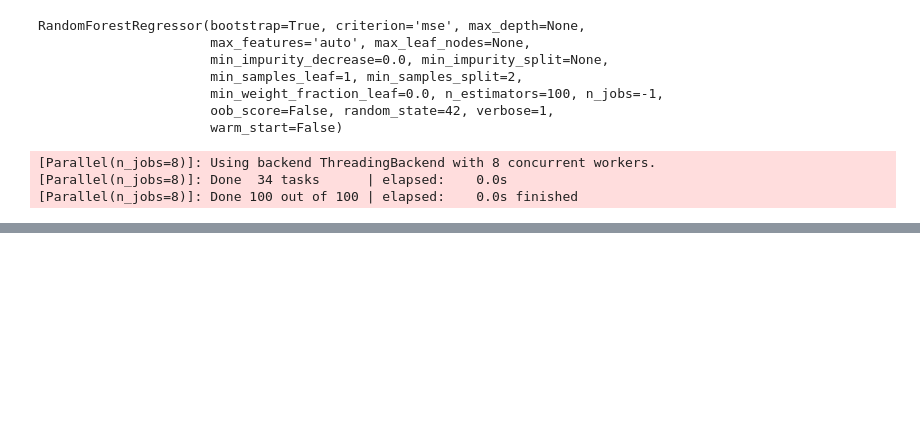
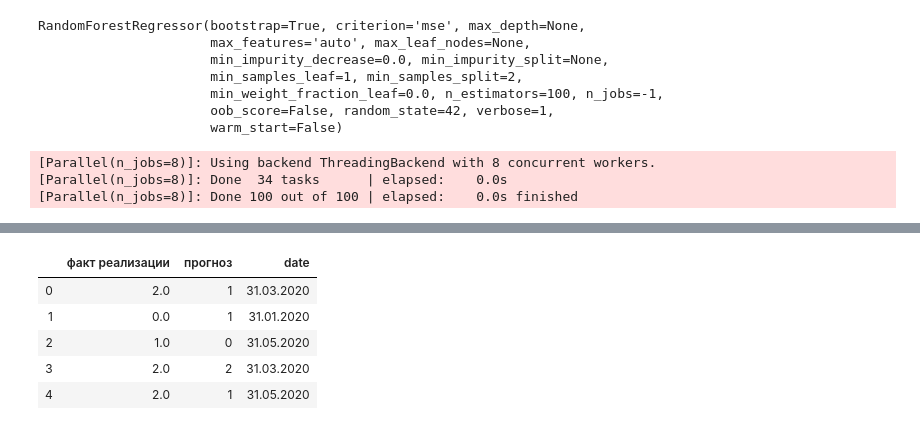
Before and after one commit to serg-shmill/project, a Jupyter notebook: molodechnomebel.ipynb, the cells around one changed output, grey strips where cells are left out. Saved outputs shown, nothing was run; the diff lists cells and outputs as text; code cells hidden in the pictures; blank space fills up the shorter version.

```diff
--- a/molodechnomebel.ipynb
+++ b/molodechnomebel.ipynb
@@ -285,0 +295,9 @@ pred
+# %%
+pred.head()
+# %% [output]
+|  | факт реализации | прогноз | date |
+| 0 | 2.0 | 1 | 31.03.2020 |
+| 1 | 0.0 | 1 | 31.01.2020 |
+| 2 | 1.0 | 0 | 31.05.2020 |
+| 3 | 2.0 | 2 | 31.03.2020 |
+| 4 | 2.0 | 1 | 31.05.2020 |
```
Also changed, not shown: parts of 16 cells of this notebook.
